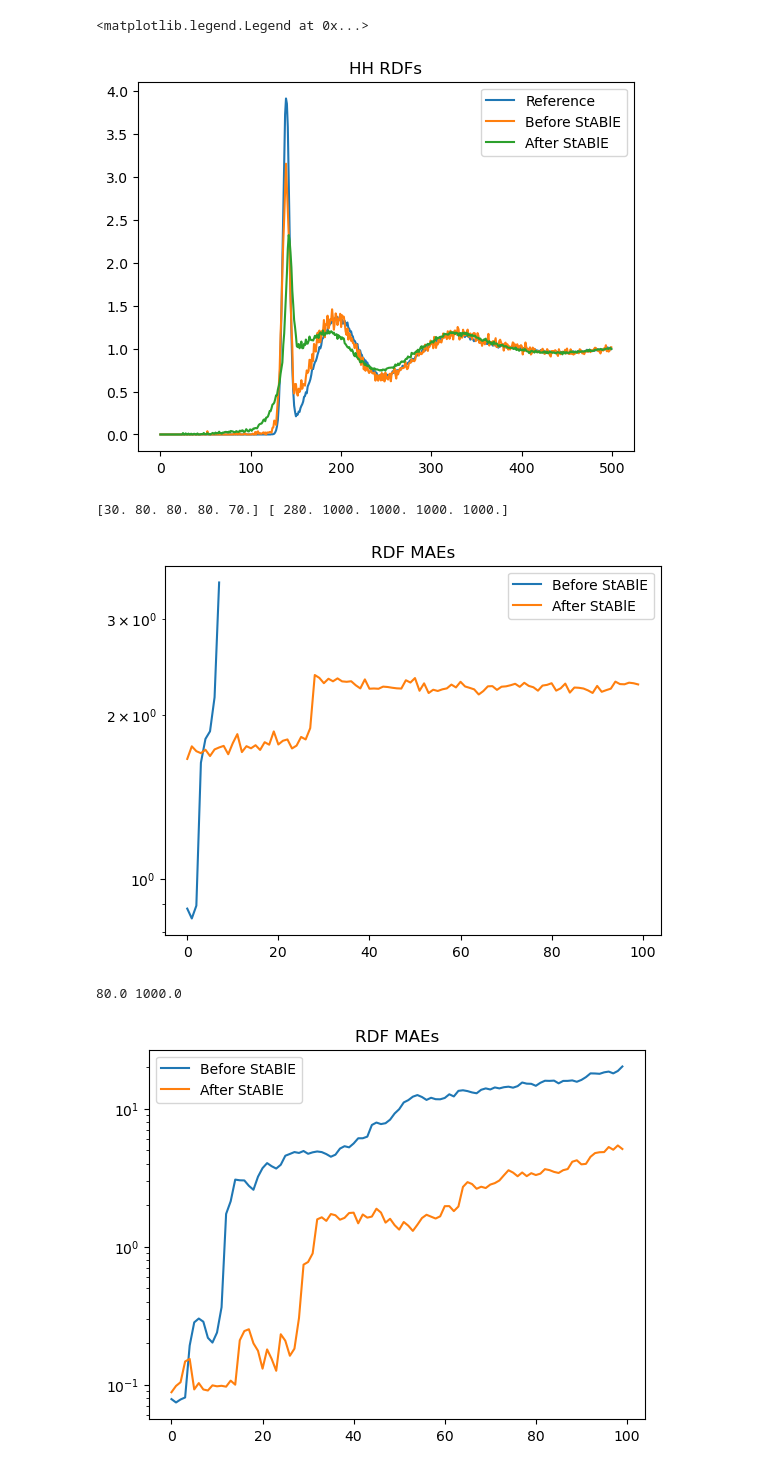
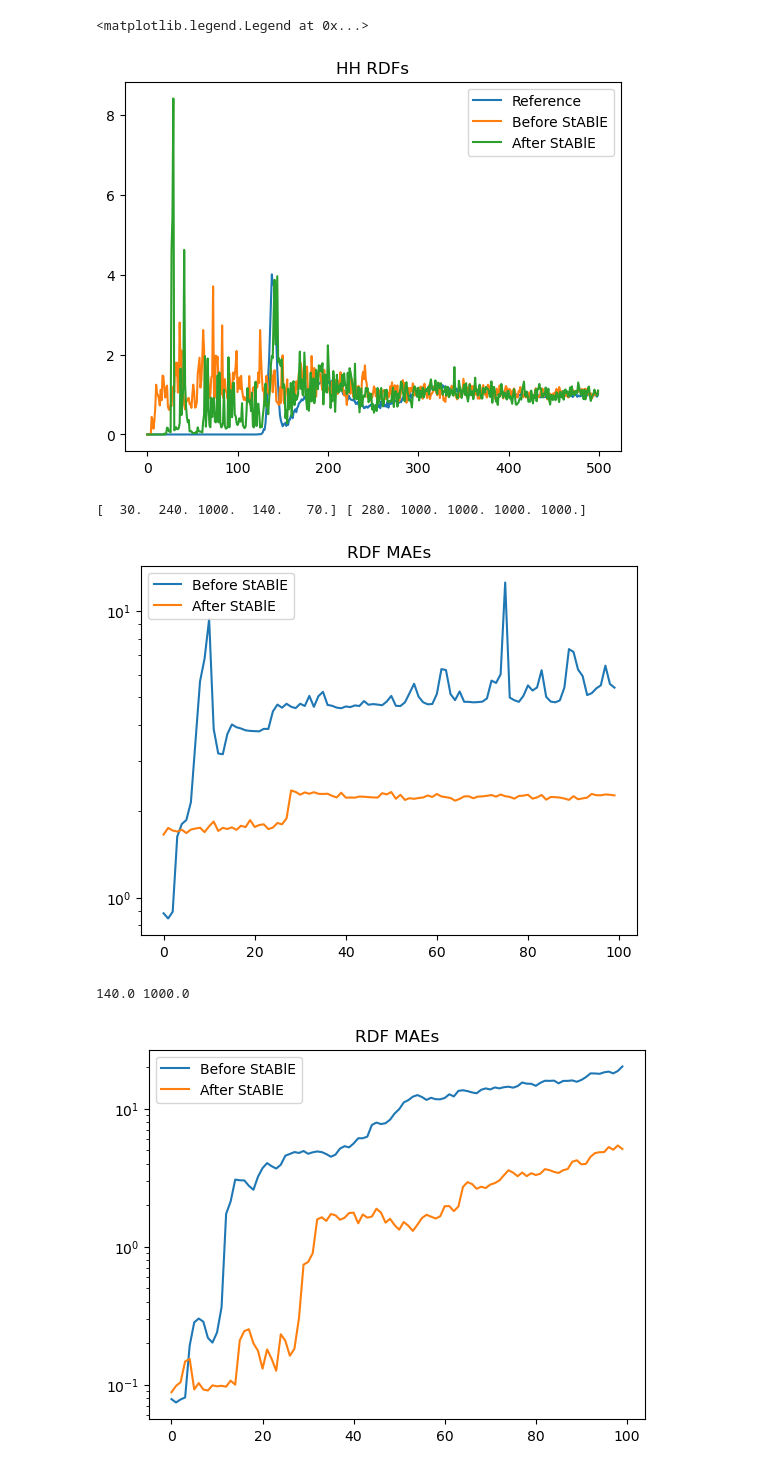
Before and after one commit to jeevster/implicit-md, a Jupyter notebook: Untitled.ipynb, the cells around one changed output. Cells and saved outputs as stored; diff of their text form; code cells hidden in the pictures.

Commit message:
rerunning long water sims because of reproducibility issues

```diff
--- a/Untitled.ipynb
+++ b/Untitled.ipynb
@@ -38,8 +38,8 @@ def create_frame(step, position, velocity):
     s.bonds.group = bonds
     return s
 
-pre_dir = "/home/sanjeevr/implicit-md/results_water_localneighborhoods/IMPLICIT_gemnet_t_water_TEST_pbcfix_lr=0.001_efweight=0/inference/pre_pbcfix_NPT"
-post_dir = "/home/sanjeevr/implicit-md/results_water_localneighborhoods/IMPLICIT_gemnet_t_water_TEST_pbcfix_lr=0.001_efweight=0/inference/post_cycle1_pbcfix_NPT"
+pre_dir = "/home/sanjeevr/implicit-md/results_water_localneighborhoods/IMPLICIT_gemnet_t_water_TEST_pbcfix_lr=0.003_efweight=0/inference/pre_pbcfix_long"
+post_dir = "/home/sanjeevr/implicit-md/results_water_localneighborhoods/IMPLICIT_gemnet_t_water_TEST_pbcfix_lr=0.003_efweight=0/inference/post_cycle1_pbcfix_long"
 
 # positions_pre = np.load(os.path.join(pre_dir, "full_traj.npy"))[:, 0].reshape(-1, 192, 3)
 # positions_post = np.load(os.path.join(post_dir, "full_traj.npy"))[:, 0].reshape(-1, 192, 3)
@@ -69,7 +69,7 @@ plt.title("HH RDFs")
 plt.legend()
 # %% [output]
 <matplotlib.legend.Legend at 0x...>
-[figure, old version]
+[figure, new version]
 # %%
 
 from mdsim.observables.water import WaterRDFMAE
@@ -86,58 +86,52 @@ gt_rdfs = {'OO': torch.Tensor(gt_oo_rdf).to("cuda"),
 pre_traj = torch.tensor(np.load(os.path.join(pre_dir, "full_traj.npy"))).to("cuda")
 post_traj = torch.tensor(np.load(os.path.join(post_dir, "full_traj.npy"))).to("cuda")
 rdf_mae = WaterRDFMAE("/data/sanjeevr", gt_rdfs, 192, Params(6, 0.012), "cuda")
 
 pre_maes = []
 post_maes = []
-old_post_maes = []
-pre_collapse_pt = 1000
-post_collapse_pt = 1000
 rdf_mae_threshold = 3.0
 pre_replicas_stable_time = np.zeros((5,))
 post_replicas_stable_time = np.zeros((5,))
 
+window_size = 10
 # Check for pre_traj
-for i in tqdm(range(0, 100)):
-    traj = pre_traj[10*i: 10*(i+1)]
-    one_step = pre_traj[i].unsqueeze(0)
-    rdfs, rdf_maes = rdf_mae(traj)
+for i in tqdm(range(0, int(pre_traj.shape[0]/window_size))):
+    window = pre_traj[window_size*i: window_size*(i+1)]
+    rdfs, rdf_maes = rdf_mae(window)
     rdf_maes = rdf_maes.cpu().numpy()
     #wherever rdf_maes are less than threshold, increase the stable time of that replica
-    pre_replicas_stable_time[rdf_maes < rdf_mae_threshold] += 10
+    pre_replicas_stable_time[rdf_maes < rdf_mae_threshold] += window_size
     pre_maes.append(rdf_maes.mean().item())
-    if pre_maes[-1] > rdf_mae_threshold:
-        break
 
 # Check for post_traj
-for i in tqdm(range(0, 100)):
-    traj = post_traj[10*i: 10*(i+1)]
-    one_step = post_traj[i].unsqueeze(0)
-    rdfs, rdf_maes = rdf_mae(traj)
+for i in tqdm(range(0, int(pre_traj.shape[0]/window_size))):
+    window = post_traj[window_size*i: window_size*(i+1)]
+    rdfs, rdf_maes = rdf_mae(window)
     rdf_maes = rdf_maes.cpu().numpy()
     #wherever rdf_maes are less than threshold, increase the stable time of that replica
-    post_replicas_stable_time[rdf_maes < rdf_mae_threshold] += 10
+    post_replicas_stable_time[rdf_maes < rdf_mae_threshold] += window_size
     post_maes.append(rdf_maes.mean().item())
-    if post_maes[-1] > rdf_mae_threshold:
-        break
 
 plt.figure()
 plt.plot(pre_maes, label = "Before StABlE")
 plt.plot(post_maes, label = "After StABlE")
 plt.yscale("log")
 plt.title("RDF MAEs")
 plt.legend()
 
 print(pre_replicas_stable_time, post_replicas_stable_time)
 
-np.save(os.path.join(pre_dir, "replicas_stable_time.npy"), pre_replicas_stable_time)
-np.save(os.path.join(post_dir, "replicas_stable_time.npy"), post_replicas_stable_time)
+# np.save(os.path.join(pre_dir, "replicas_stable_time.npy"), pre_replicas_stable_time)
+# np.save(os.path.join(post_dir, "replicas_stable_time.npy"), post_replicas_stable_time)
 # %% [output]
-[30. 80. 80. 80. 70.] [ 280. 1000. 1000. 1000. 1000.]
+[  30.  240. 1000.  140.   70.] [ 280. 1000. 1000. 1000. 1000.]
-[figure, old version]
+[figure, new version]
 # %%
+np.save(os.path.join(pre_dir, "replicas_stable_time.npy"), pre_replicas_stable_time)
+np.save(os.path.join(post_dir, "replicas_stable_time.npy"), post_replicas_stable_time)
 print(np.median(pre_replicas_stable_time), np.median(post_replicas_stable_time))
 # %% [output]
-80.0 1000.0
+140.0 1000.0
 # %%
 import glob
 from tensorboard.backend.event_processing import event_accumulator
```
Also changed, not shown: 3 other files.
